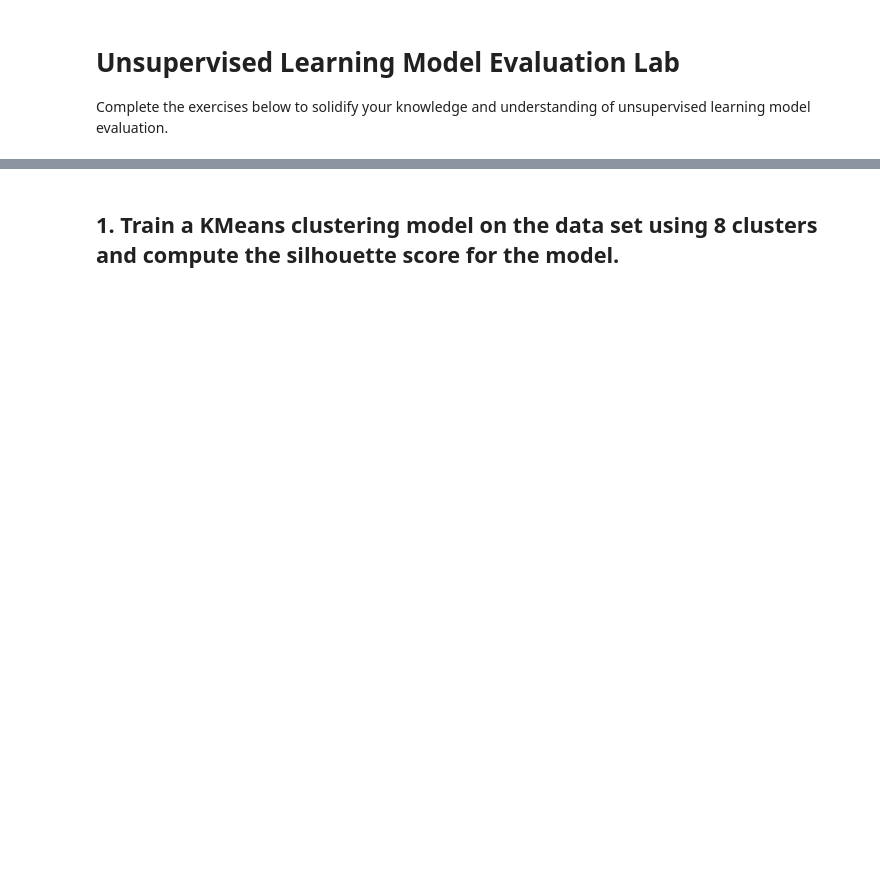
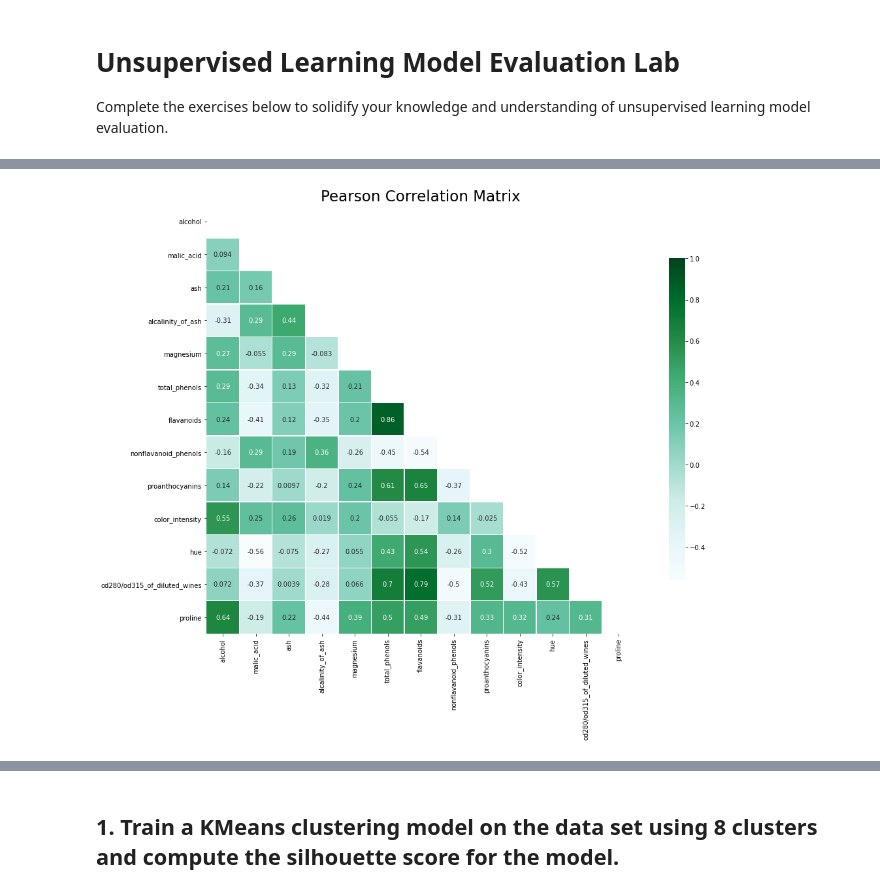
Before and after one commit to ta-data-lis/lab-learning-evaluation, a Jupyter notebook: your-code/main.ipynb, the cells around one changed output, grey strips where cells are left out. Drawn from its saved outputs; the diff is of its cells as text; code cells hidden in the pictures; blank space fills up the shorter version.

```diff
--- a/your-code/main.ipynb
+++ b/your-code/main.ipynb
@@ -15,0 +84,12 @@ y = pd.Series(data["target"])
+# %%
+mask = np.zeros_like(X.corr(), dtype=np.bool)
+mask[np.triu_indices_from(mask)] = True
+
+f, ax = plt.subplots(figsize=(16, 12))
+plt.title('Pearson Correlation Matrix',fontsize=23)
+
+sns.heatmap(X.corr(),linewidths=0.25, vmax=1.0, square=True, cmap="BuGn",
+            linecolor='w', annot=True, mask=mask, cbar_kws={"shrink": .75})
+f.tight_layout()
+# %% [output]
+[figure, added]
```
Also changed, not shown: parts of 24 cells of this notebook.
